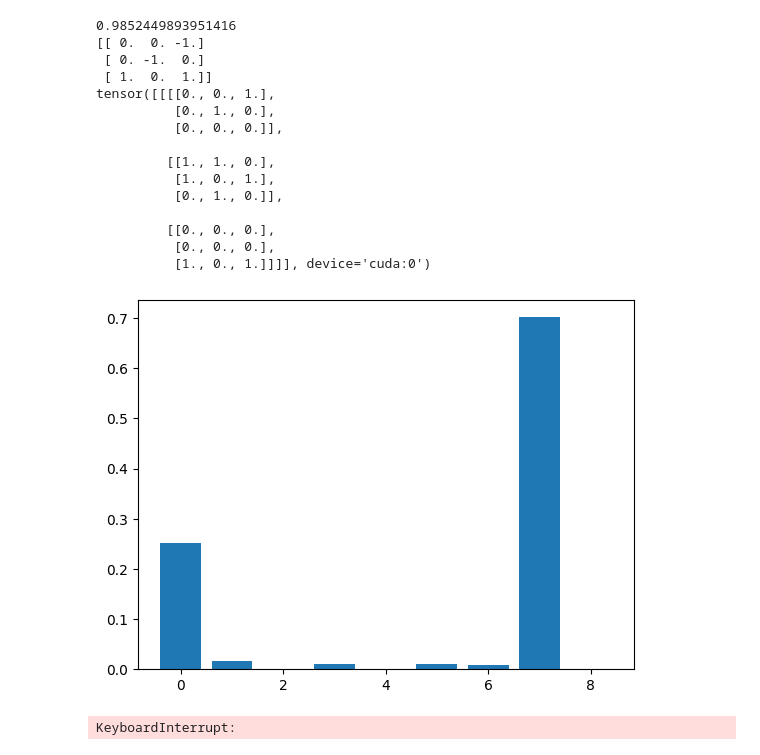
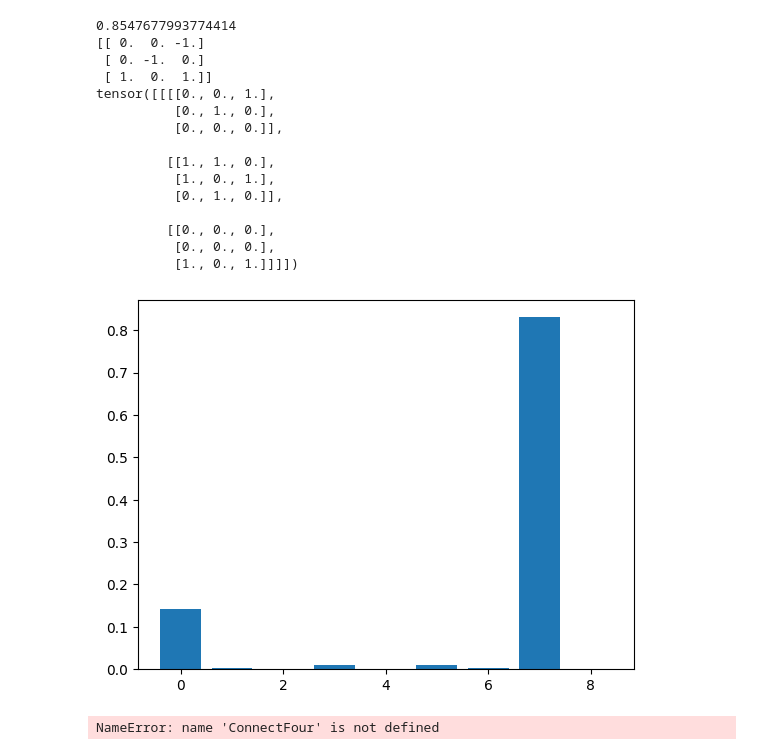
Before and after one commit to kolinhuang0427/Connect-Five, a Jupyter notebook: 10.Eval.ipynb, the cells around one changed output. Saved outputs shown, nothing was run; the diff lists cells and outputs as text; code cells hidden in the pictures.

```diff
--- a/10.Eval.ipynb
+++ b/10.Eval.ipynb
@@ -234,37 +234,37 @@ encoded_state = tictactoe.get_encoded_state(state)
 tensor_state = torch.tensor(encoded_state, device=device).unsqueeze(0)
 
 model = ResNet(tictactoe, 4, 64, device=device)
-model.load_state_dict(torch.load('model_2.pt', map_location=device))
+model.load_state_dict(torch.load('model_2_TicTacToe.pt', map_location=device))
 model.eval()
 
 policy, value = model(tensor_state)
 value = value.item()
 policy = torch.softmax(policy, axis=1).squeeze(0).detach().cpu().numpy()
 
 print(value)
 
 print(state)
 print(tensor_state)
 
 plt.bar(range(tictactoe.action_size), policy)
 plt.show()
 # %% [output]
-0.9852449893951416
+0.8547677993774414
 [[ 0.  0. -1.]
  [ 0. -1.  0.]
  [ 1.  0.  1.]]
 tensor([[[[0., 0., 1.],
           [0., 1., 0.],
           [0., 0., 0.]],
 
          [[1., 1., 0.],
           [1., 0., 1.],
           [0., 1., 0.]],
 
          [[0., 0., 0.],
           [0., 0., 0.],
-          [1., 0., 1.]]]], device='cuda:0')
+          [1., 0., 1.]]]])
-[figure, old version]
+[figure, new version]
 # %%
 class Node:
     def __init__(self, game, args, state, parent=None, action_taken=None, prior=0, visit_count=0):
@@ -633,7 +633,7 @@ args = {
 alphaZero = AlphaZeroParallel(model, optimizer, game, args)
 alphaZero.learn()
 # %% [output]
-KeyboardInterrupt:
+NameError: name 'ConnectFour' is not defined
 # %%
 game = ConnectFour()
 player = 1
```
Also changed, not shown: parts of 2 cells of this notebook, 1 other file.
